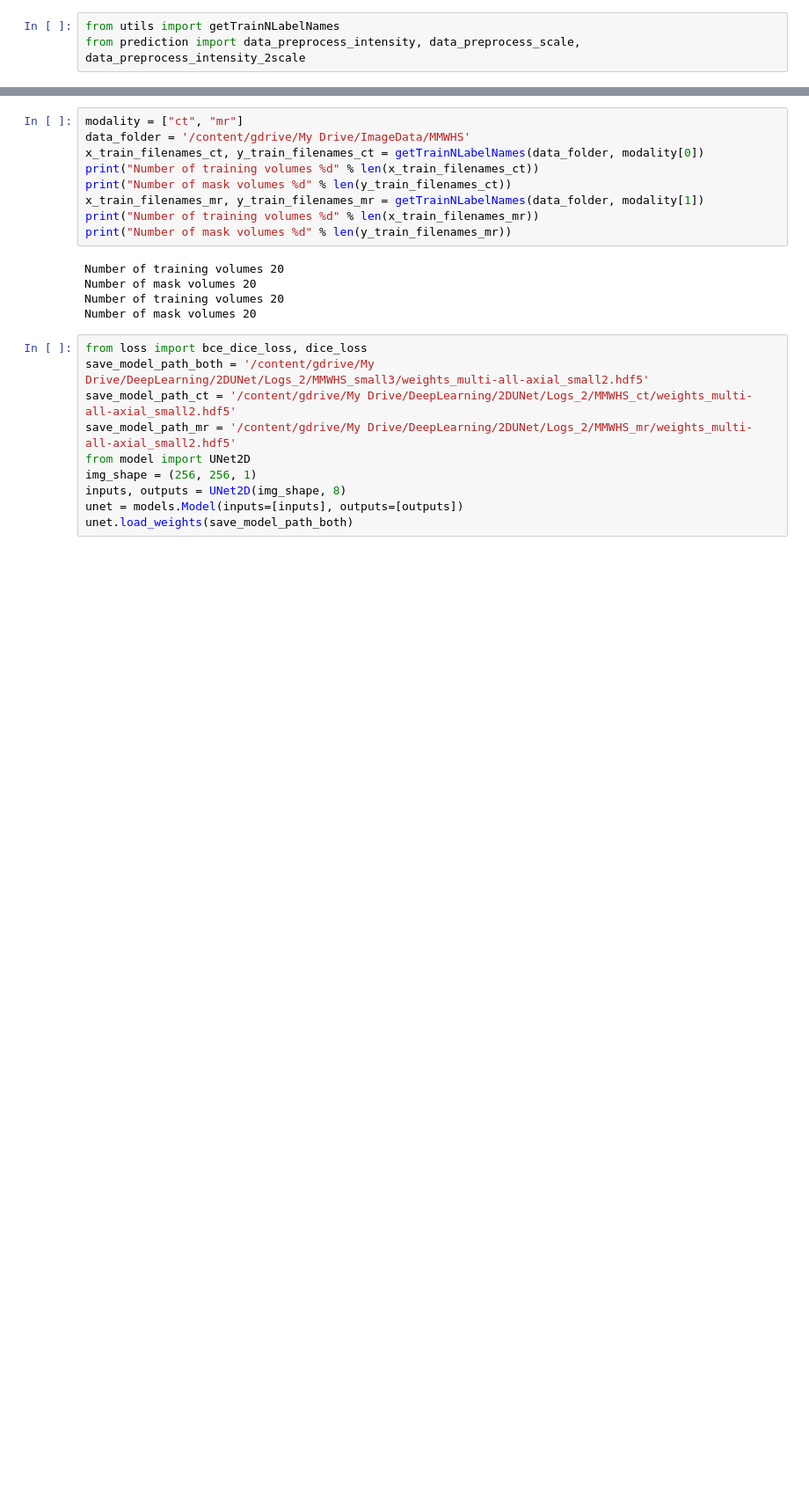
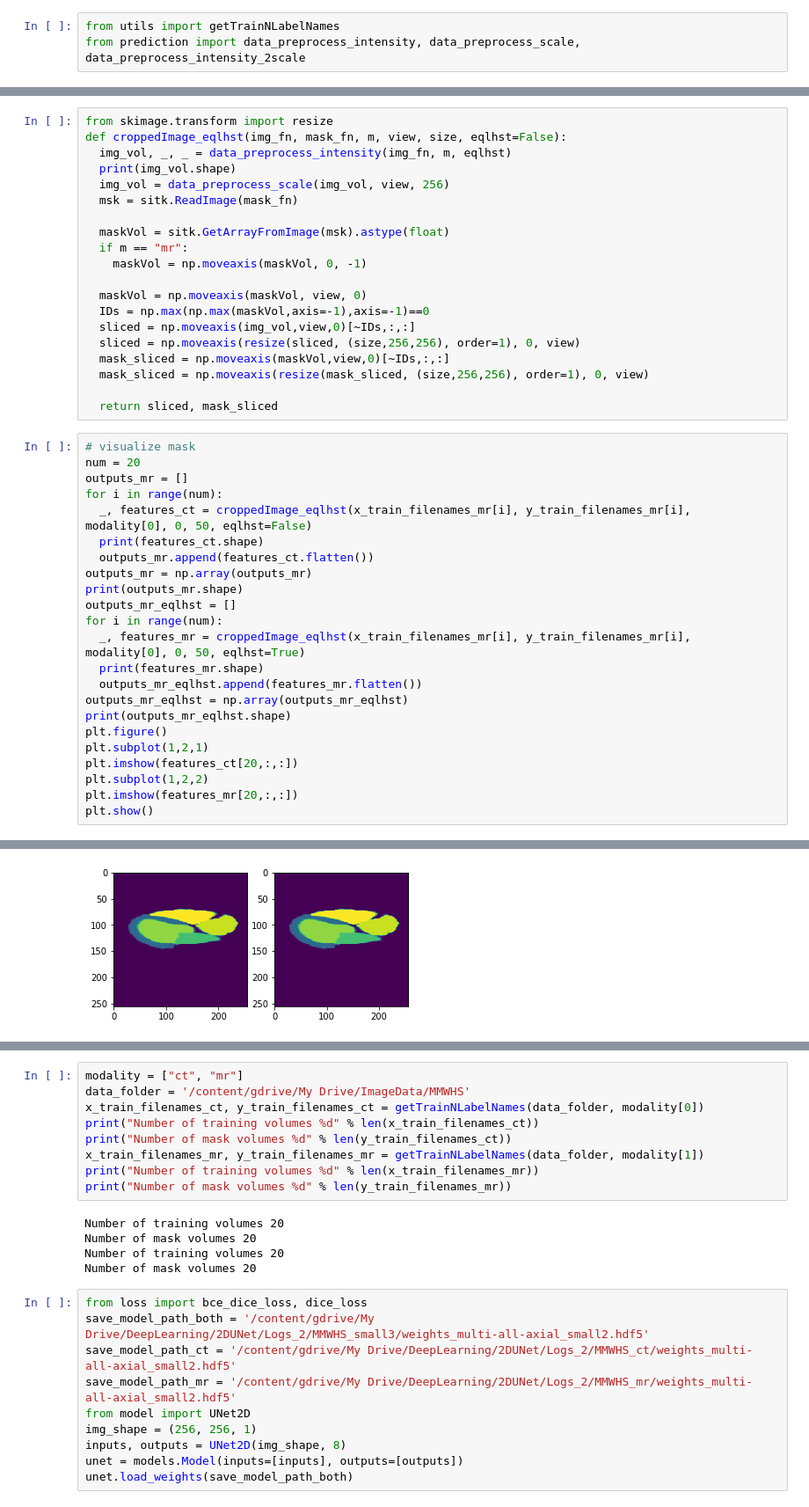
Before and after one commit to fkong7/Auto-LV-Modeling, a Jupyter notebook: Layer_visualization.ipynb, the cells around one changed output, grey strips where cells are left out. Shown: that part at 88% size. Drawn from its saved outputs; the diff is of its cells as text; blank space fills up the shorter version.

Commit message:
DEV: update layer visualization

```diff
--- a/Layer_visualization.ipynb
+++ b/Layer_visualization.ipynb
@@ -37,0 +162,44 @@ from prediction import data_preprocess_intensity, data_preprocess_scale, data_pr
+# %%
+from skimage.transform import resize
+def croppedImage_eqlhst(img_fn, mask_fn, m, view, size, eqlhst=False):
+  img_vol, _, _ = data_preprocess_intensity(img_fn, m, eqlhst)
+  print(img_vol.shape)
+  img_vol = data_preprocess_scale(img_vol, view, 256)
+  msk = sitk.ReadImage(mask_fn)
+
+  maskVol = sitk.GetArrayFromImage(msk).astype(float)
+  if m == "mr":
+    maskVol = np.moveaxis(maskVol, 0, -1)
+
+  maskVol = np.moveaxis(maskVol, view, 0)
+  IDs = np.max(np.max(maskVol,axis=-1),axis=-1)==0
+  sliced = np.moveaxis(img_vol,view,0)[~IDs,:,:]
+  sliced = np.moveaxis(resize(sliced, (size,256,256), order=1), 0, view)
+  mask_sliced = np.moveaxis(maskVol,view,0)[~IDs,:,:]
+  mask_sliced = np.moveaxis(resize(mask_sliced, (size,256,256), order=1), 0, view)
+
+  return sliced, mask_sliced
+# %%
+# visualize mask
+num = 20
+outputs_mr = []
+for i in range(num):
+  _, features_ct = croppedImage_eqlhst(x_train_filenames_mr[i], y_train_filenames_mr[i], modality[0], 0, 50, eqlhst=False)
+  print(features_ct.shape)
+  outputs_mr.append(features_ct.flatten())
+outputs_mr = np.array(outputs_mr)
+print(outputs_mr.shape)
+outputs_mr_eqlhst = []
+for i in range(num):
+  _, features_mr = croppedImage_eqlhst(x_train_filenames_mr[i], y_train_filenames_mr[i], modality[0], 0, 50, eqlhst=True)
+  print(features_mr.shape)
+  outputs_mr_eqlhst.append(features_mr.flatten())
+outputs_mr_eqlhst = np.array(outputs_mr_eqlhst)
+print(outputs_mr_eqlhst.shape)
+plt.figure()
+plt.subplot(1,2,1)
+plt.imshow(features_ct[20,:,:])
+plt.subplot(1,2,2)
+plt.imshow(features_mr[20,:,:])
+plt.show()
+# %% [output]
@@ -37,0 +223 @@ from prediction import data_preprocess_intensity, data_preprocess_scale, data_pr
+[figure, added]
```
Also changed, not shown: parts of 22 cells of this notebook.
